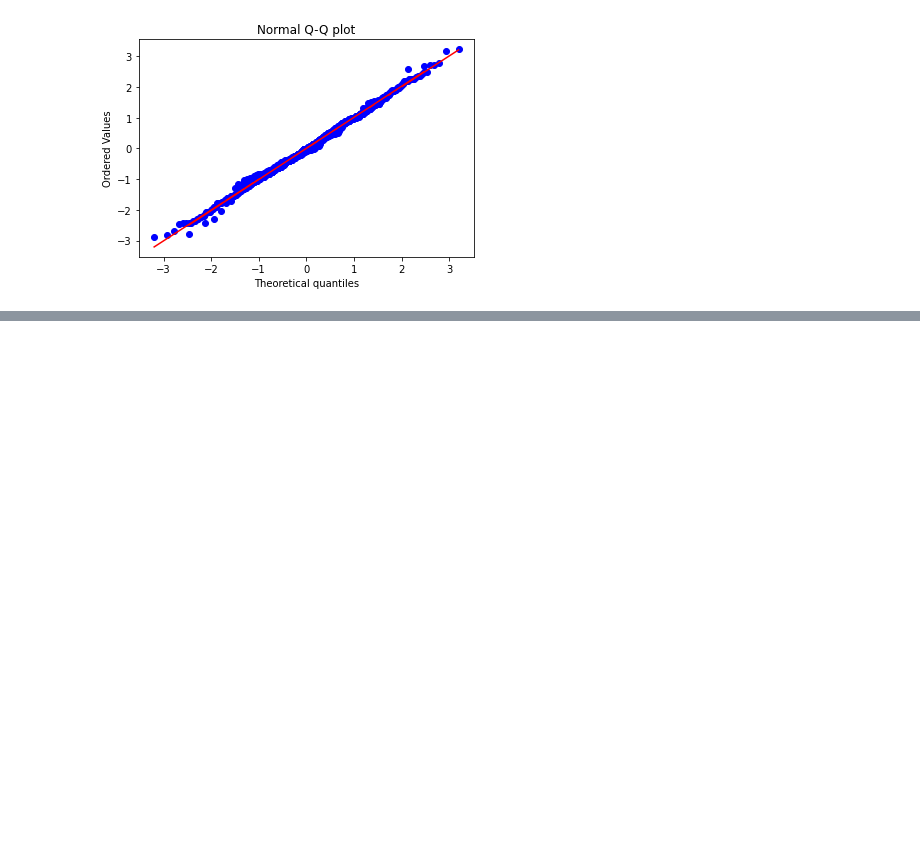
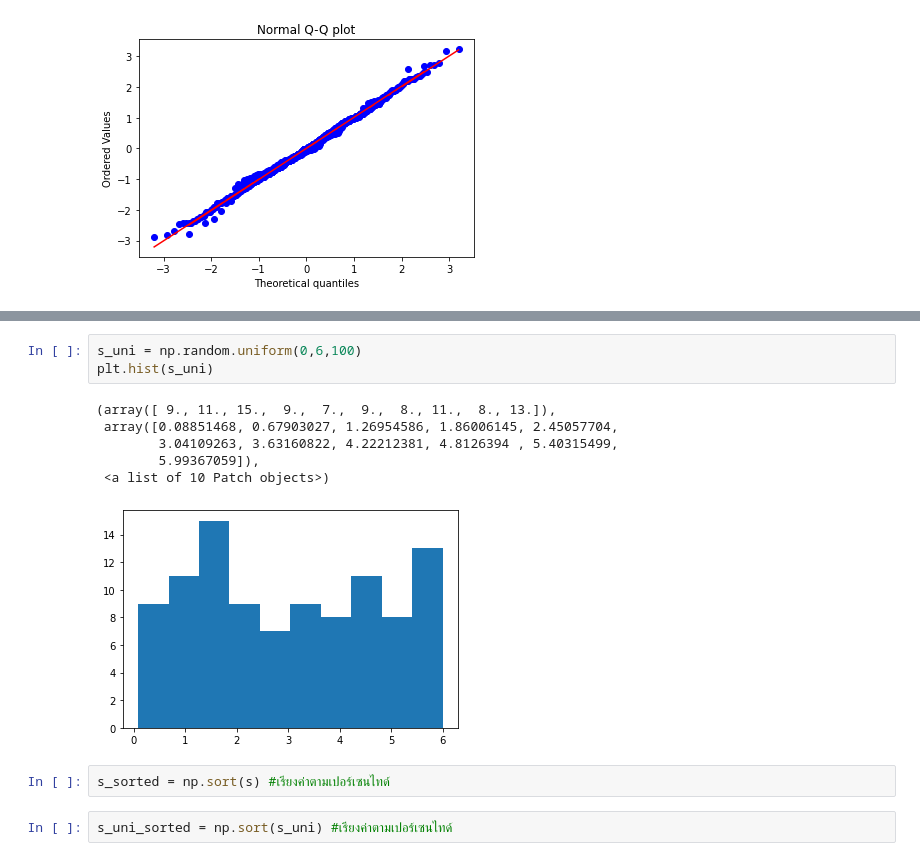
Before and after one commit to Nutsudapenpong/DPDM, a Jupyter notebook: Data102.ipynb, the cells around one changed output, grey strips where cells are left out. Saved outputs shown, nothing was run; the diff lists cells and outputs as text; blank space fills up the shorter version.

```diff
--- a/Data102.ipynb
+++ b/Data102.ipynb
@@ -349,0 +388,14 @@ Text(0.5, 1.0, 'Normal Q-Q plot')
+# %%
+s_uni = np.random.uniform(0,6,100)
+plt.hist(s_uni)
+# %% [output]
+(array([ 9., 11., 15.,  9.,  7.,  9.,  8., 11.,  8., 13.]),
+ array([0.08851468, 0.67903027, 1.26954586, 1.86006145, 2.45057704,
+        3.04109263, 3.63160822, 4.22212381, 4.8126394 , 5.40315499,
+        5.99367059]),
+ <a list of 10 Patch objects>)
+[figure, added]
+# %%
+s_sorted = np.sort(s) #เรียงค่าตามเปอร์เซนไทด์
+# %%
+s_uni_sorted = np.sort(s_uni) #เรียงค่าตามเปอร์เซนไทด์
```
Also changed, not shown: parts of 23 cells of this notebook.
